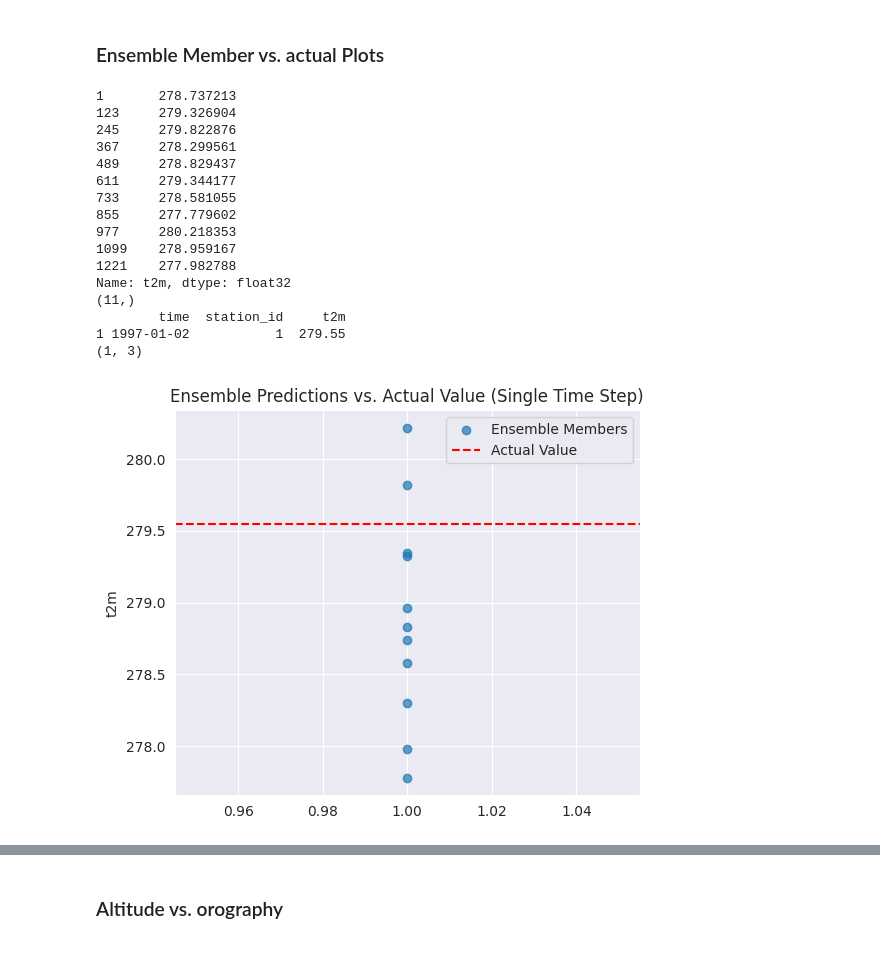
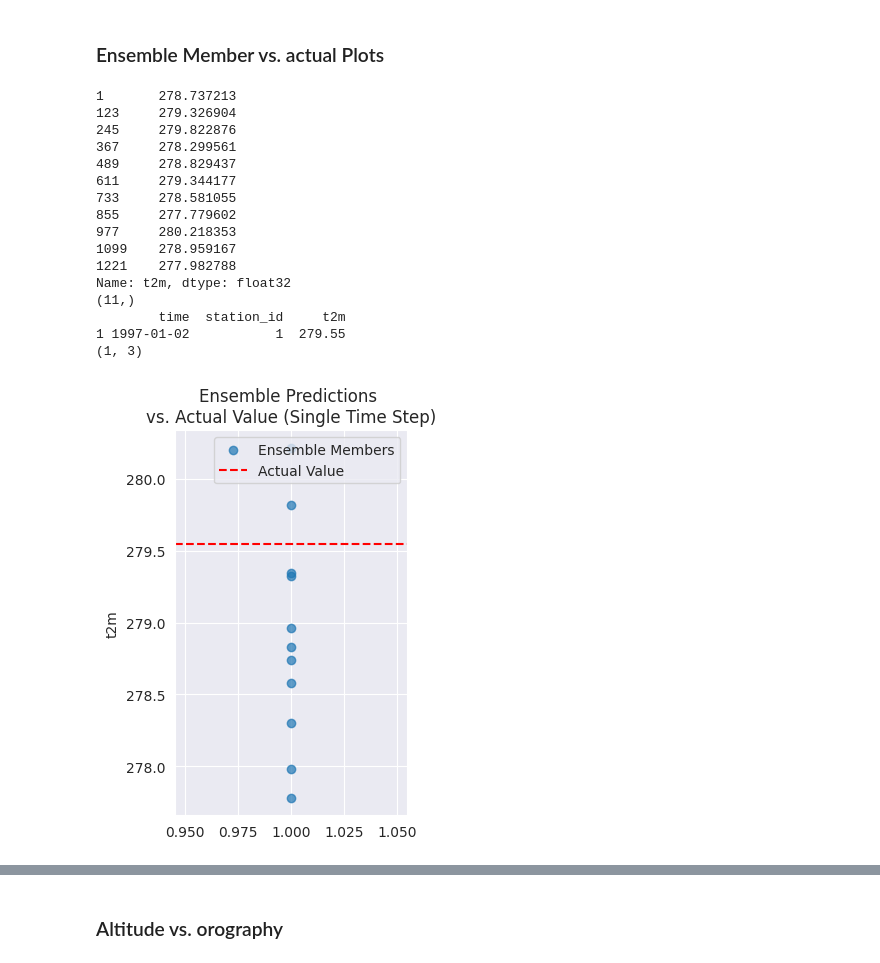
Before and after one commit to leachen01/gnnpp, a Jupyter notebook: exploration/eda.ipynb, the cells around one changed output, grey strips where cells are left out. Drawn from its saved outputs; the diff is of its cells as text; code cells hidden in the pictures.

```diff
--- a/exploration/eda.ipynb
+++ b/exploration/eda.ipynb
@@ -269,33 +269,33 @@ print(ensembles.shape)
 
 # actual t2m for this station
 print(t_train_rf_target[(t_train_rf_target["station_id"]==1) & (t_train_rf_target["time"]=="1997-01-02")])
 actual = t_train_rf_target[(t_train_rf_target["station_id"]==1) & (t_train_rf_target["time"]=="1997-01-02")]
 print(actual.shape)
 
-plt.figure(figsize=(6, 5))
+plt.figure(figsize=(3, 5))
 
 plt.scatter(np.ones(len(ensembles)), ensembles, label="Ensemble Members", alpha=0.7)
 plt.axhline(actual.iloc[0, 2], color="red", linestyle="--", label="Actual Value")
 #plt.xticks(range(len(ensembles)), [f"Member {i+1}" for i in range(len(ensembles))])
 plt.ylabel("t2m")
-plt.title("Ensemble Predictions vs. Actual Value (Single Time Step)")
+plt.title(f"Ensemble Predictions \nvs. Actual Value (Single Time Step)")
 plt.legend()
 plt.show()
 # %% [output]
 1       278.737213
 123     279.326904
 245     279.822876
 367     278.299561
 489     278.829437
 611     279.344177
 733     278.581055
 855     277.779602
 977     280.218353
 1099    278.959167
 1221    277.982788
 Name: t2m, dtype: float32
 (11,)
         time  station_id     t2m
 1 1997-01-02           1  279.55
 (1, 3)
-[figure, old version]
+[figure, new version]
```
Also changed, not shown: parts of 6 cells of this notebook, 8 other files.
